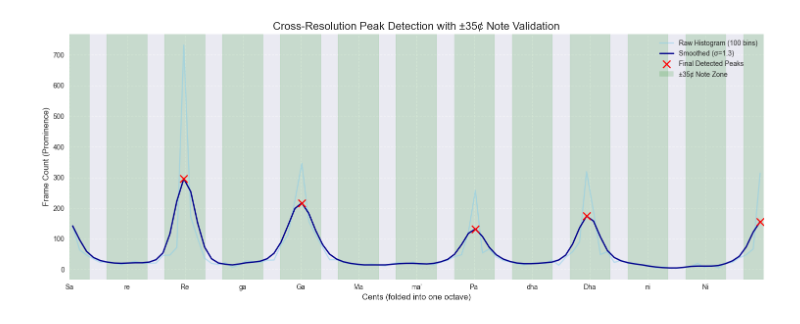
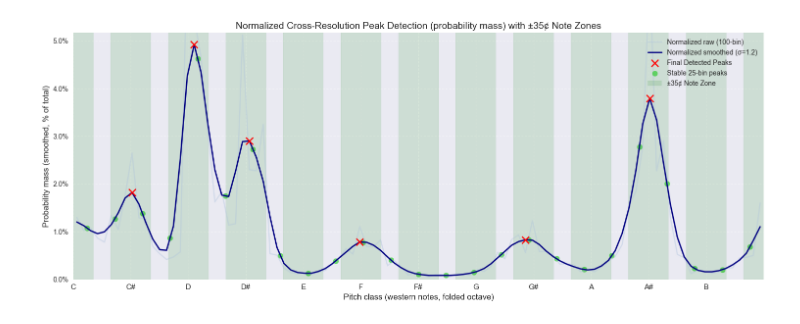
Before and after one commit to saumyamishra654/raga-detection, a Jupyter notebook: stem_seperation_joint_estimation.ipynb, the cells around one changed output. Saved outputs shown, nothing was run; the diff lists cells and outputs as text; code cells hidden in the pictures.

```diff
--- a/stem_seperation_joint_estimation.ipynb
+++ b/stem_seperation_joint_estimation.ipynb
@@ -14,9 +15,8 @@ tf.config.threading.set_intra_op_parallelism_threads(
 tf.config.threading.set_inter_op_parallelism_threads(2)
 # %%
 # inputs
-# audio_path = '/Users/saumyamishra/Desktop/intern/summer25/RagaDetection/RagaDataset/Hindustani/audio/Bilaskhani Todi/Bilaskhani Todi_3.mp3'
-
-audio_path = '/Users/saumyamishra/Desktop/intern/summer25/RagaDetection/audio/megh.mp3'
+# audio_path = '/Users/saumyamishra/Desktop/intern/summer25/RagaDetection/RagaDataset/Hindustani/audio/Jog/Jog_10.mp3'
+audio_path = '/Users/saumyamishra/Desktop/intern/summer25/RagaDetection/audio/marubihagavc.mp3'
 
 output_dir = 'separated_stems'        # saved stems directory
 
@@ -57,6 +43,6 @@ INFO:spleeter:File separated_stems/megh/accompaniment.wav written succesfully
 # %%
 def analyze_audio_stem(stem_path, detector, output_prefix="output", num_bins=25):
-    y, sr = librosa.load(stem_path, sr=None, duration=300.0)
+    y, sr = librosa.load(stem_path, sr=None, duration=600.0)
     result = detector.detect_from_array(y, sr)
 
     # 1. Pitch plots + CSV
@@ -246,7 +232,7 @@ print("Successfully built the new interval-based rāga database.")
 # --- Settings for peak detection ---
 num_bins_high_res = 100   # For precise, smoothed peak finding
 num_bins_low_res = 25     # For stable, raw peak region finding
-sigma = 1.3              # Smoothing amount for the high-res histogram
+sigma = 1.2             # Smoothing amount for the high-res histogram
 peak_tolerance_cents = 30 # How close a high-res peak must be to a low-res peak (in cents)
 
 # --- Histogram Calculations ---
@@ -281,6 +267,12 @@ for i in range(num_bins_high_res):
 # Get the cent values of these precise peaks
 smoothed_peaks_cents = bin_centers_100[smoothed_peaks_100_indices]
 
+# map every high-res bin center (0..1200 cents) to a pitch-class 0..11
+cent_to_pc = np.round(bin_centers_100 / 100.0).astype(int) % 12
+# sanity check
+assert len(cent_to_pc) == len(H_mel_100)
+
+
 # 2. Process the LOW-RESOLUTION histogram to get stable validation regions
 bin_centers_25 = (bin_edges_25[:-1] + bin_edges_25[1:]) / 2
 raw_peaks_25_indices = []
@@ -310,45 +302,75 @@ for i, sp_cent in zip(smoothed_peaks_100_indices, smoothed_peaks_cents):
     if np.min(diffs) <= tolerance_cents:
         final_peak_indices_100.append(i)
 
-# --- Part C: Visualization with ±35¢ Note Center Bands ---
-print("Generating histogram plot with ±35¢ note center zones...")
+import matplotlib.ticker as mtick
 
-sargam_labels = ["Sa", "re", "Re", "ga", "Ga", "Ma", "ma'", "Pa", "dha", "Dha", "ni", "Ni"]
+# --- NORMALIZED PLOTTING (replace previous Part C) ---
+# Use the smoothed high-res data already computed (smoothed_H_100).
+# Normalize the smoothed curve so it represents probability mass (sum -> 1).
+smoothed_H_100_norm = smoothed_H_100.astype(float)
+total = smoothed_H_100_norm.sum()
+if total <= 0:
+    smoothed_H_100_plot = smoothed_H_100_norm  # avoid division by zero
+else:
+    smoothed_H_100_plot = smoothed_H_100_norm / total
+
+# Also compute a normalized raw curve for reference (optional)
+H_mel_100_norm = H_mel_100.astype(float) / (H_mel_100.sum() + 1e-12)
+
+print("Generating *normalized* histogram plot with Western-note x-axis and ±35¢ note zones...")
+
+NOTE_NAMES = ['C', 'C#', 'D', 'D#', 'E', 'F', 'F#', 'G', 'G#', 'A', 'A#', 'B']
 plt.figure(figsize=(15, 6))
 
-# Plot the high-resolution data (raw and smoothed)
-plt.plot(bin_centers_100, H_mel_100, color='skyblue', alpha=0.5, label='Raw Histogram (100 bins)')
-plt.plot(bin_centers_100, smoothed_H_100, color='darkblue', linewidth=2, label=f'Smoothed (σ={sigma})')
+# Plot normalized raw and normalized smoothed curves
+plt.plot(bin_centers_100, H_mel_100_norm, color='lightsteelblue', alpha=0.4, label='Normalized raw (100-bin)')
+plt.plot(bin_centers_100, smoothed_H_100_plot, color='navy', linewidth=2, label=f'Normalized smoothed (σ={sigma})')
 
-# Plot the final validated peaks
+# Plot final validated peaks (x positions same; y from normalized-smoothed curve)
 peak_x_values = bin_centers_100[final_peak_indices_100]
-peak_y_values = smoothed_H_100[final_peak_indices_100]
-plt.scatter(peak_x_values, peak_y_values, color='red', s=120, marker='x',
-            zorder=5, label='Final Detected Peaks')
+peak_y_values_plot = smoothed_H_100_plot[final_peak_indices_100]
+plt.scatter(peak_x_values, peak_y_values_plot, color='red', s=110, marker='x',
+            zorder=6, label='Final Detected Peaks')
 
-# Draw ±35¢ shaded bands for each note center
+# Plot stable 25-bin low-res peak centers (map to normalized-smoothed y for display)
+low_centers = bin_centers_25
+low_vals_plot = np.interp(low_centers, bin_centers_100, smoothed_H_100_plot)
+plt.scatter(low_centers, low_vals_plot, color='limegreen', s=60, marker='o', alpha=0.7, label='Stable 25-bin peaks')
+
+# Draw ±tolerance shaded bands for each note center
 for idx, center in enumerate(note_centers):
     low = (center - tolerance_cents) % 1200
     high = (center + tolerance_cents) % 1200
     if low < high:
-        plt.axvspan(low, high, color='green', alpha=0.15, label='±35¢ Note Zone' if idx == 0 else "")
+        plt.axvspan(low, high, color='green', alpha=0.12, label='±35¢ Note Zone' if idx == 0 else "")
     else:
-        plt.axvspan(0, high, color='green', alpha=0.15, label='±35¢ Note Zone' if idx == 0 else "")
-        plt.axvspan(low, 1200, color='green', alpha=0.15)
+        plt.axvspan(0, high, color='green', alpha=0.12, label='±35¢ Note Zone' if idx == 0 else "")
+        plt.axvspan(low, 1200, color='green', alpha=0.12)
 
-plt.title("Cross-Resolution Peak Detection with ±35¢ Note Validation", fontsize=16)
-plt.xlabel("Cents (folded into one octave)", fontsize=12)
-plt.ylabel("Frame Count (Prominence)", fontsize=12)
-plt.xticks(ticks=np.arange(0, 1200, 100), labels=sargam_labels)
-plt.grid(True, linestyle='--', alpha=0.6)
+# X-axis: Western note labels at every 100 cents (0..1100)
+xticks_positions = np.arange(0, 1200, 100)
+plt.xticks(ticks=xticks_positions, labels=NOTE_NAMES, fontsize=11)
 
-# Avoid duplicate labels in the legend
-handles, labels = plt.gca().get_legend_handles_labels()
+# Y-axis: show probability mass as percentage (sum of smoothed curve = 1)
+ax = plt.gca()
+ax.yaxis.set_major_formatter(mtick.PercentFormatter(xmax=1.0))  # 0..1 -> 0%..100%
+plt.ylabel("Probability mass (smoothed, % of total)", fontsize=12)
+
+plt.title("Normalized Cross-Resolution Peak Detection (probability mass) with ±35¢ Note Zones", fontsize=14)
+plt.xlabel("Pitch class (western notes, folded octave)", fontsize=12)
+plt.grid(True, linestyle='--', alpha=0.5)
+
+# Legend: avoid duplicates
+handles, labels = ax.get_legend_handles_labels()
 by_label = dict(zip(labels, handles))
-plt.legend(by_label.values(), by_label.keys())
+plt.legend(by_label.values(), by_label.keys(), loc='upper right')
+
 plt.xlim(0, 1200)
+plt.ylim(0, max(smoothed_H_100_plot.max() * 1.05, 0.01))  # small lower bound to keep scale visible
 plt.tight_layout()
 plt.show()
+
+
 
 # --- Part D: Final Output for Downstream Cells ---
 final_peak_cents = bin_centers_100[final_peak_indices_100]
@@ -362,6 +384,9 @@ for cent_val in final_peak_cents:
 
 pc_cand = sorted(pc_cand)
 
+cent_to_pc = np.round(bin_centers_100 / 100).astype(int) % 12
+pc_cand = sorted(list({cent_to_pc[i] for i in final_peak_indices_100}))
+
 print(f"\nFound {len(smoothed_peaks_cents)} precise peaks (100-bin) and {len(raw_peaks_cents)} stable regions (25-bin).")
 print(f"Validated {len(final_peak_indices_100)} final peaks.")
 print(f"Pitch-class candidates passed to next stage (±{tolerance_cents}¢ rule): {pc_cand}")
@@ -373 +398 @@ Generating histogram plot with ±35¢ note center zones...
-[figure, old version]
+[figure, new version]
```
Also changed, not shown: parts of 6 cells of this notebook.
